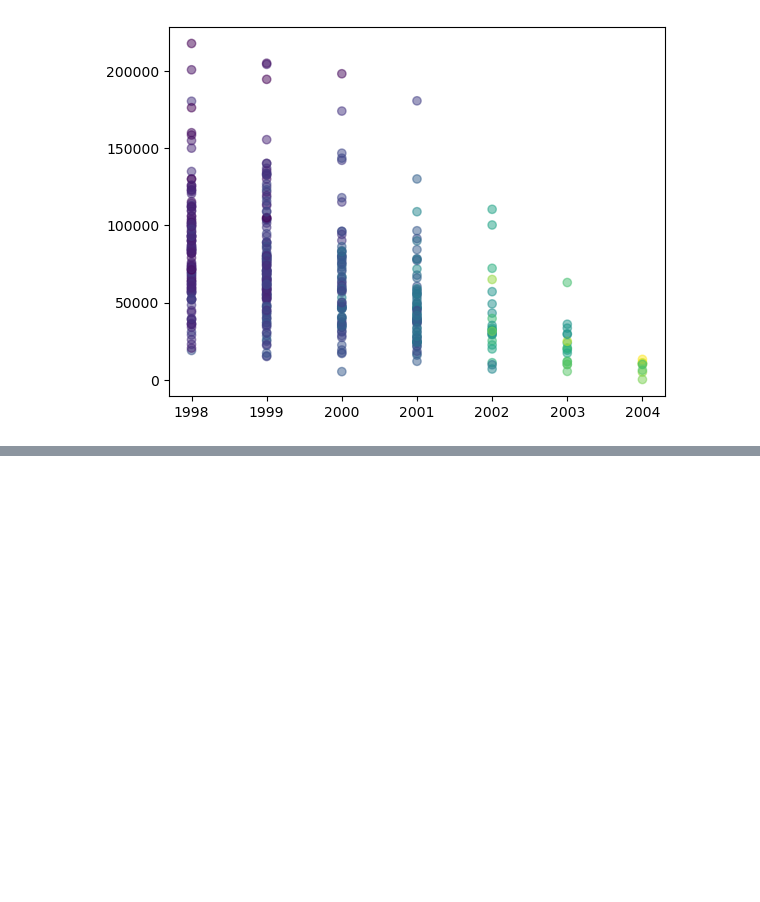
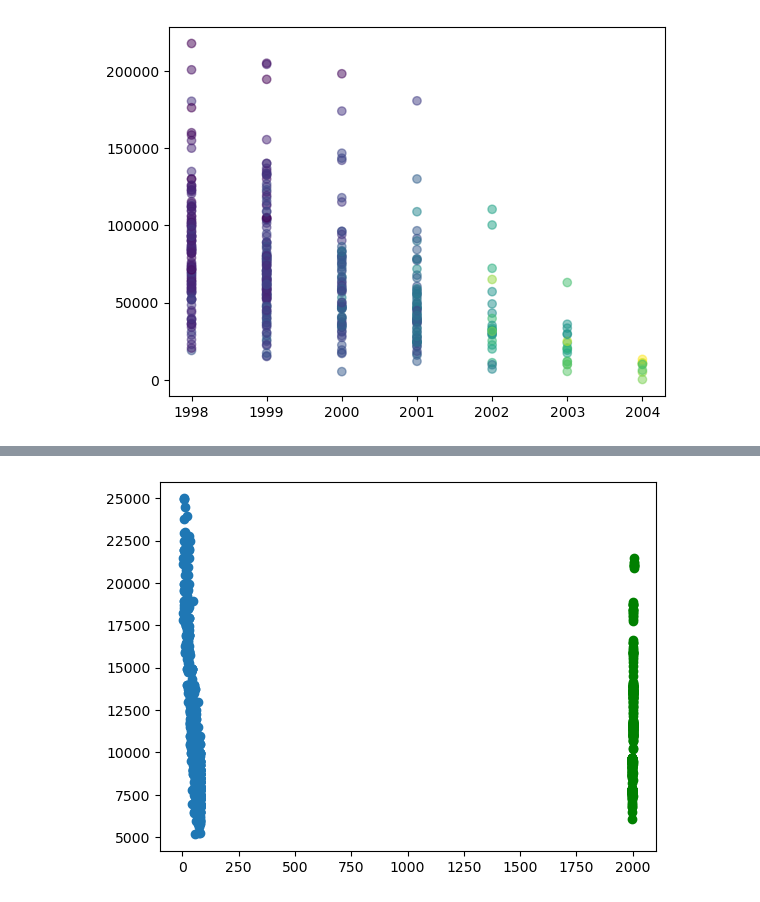
Before and after one commit to isachagit/ML_Homework, a Jupyter notebook: hw04_LinearRegression/hw04_LinearRegression.ipynb, the cells around one changed output, grey strips where cells are left out. Drawn from its saved outputs; the diff is of its cells as text; code cells hidden in the pictures; blank space fills up the shorter version.

```diff
--- a/hw04_LinearRegression/hw04_LinearRegression.ipynb
+++ b/hw04_LinearRegression/hw04_LinearRegression.ipynb
@@ -180,0 +208,6 @@ plt.show()
+# %%
+plt.scatter(df['Age_08_04'], y)
+plt.scatter(X_test['Age_08_04'], pr, c = 'green')
+plt.show()
+# %% [output]
+[figure, added]
```
Also changed, not shown: parts of 3 cells of this notebook, 12 other files.
